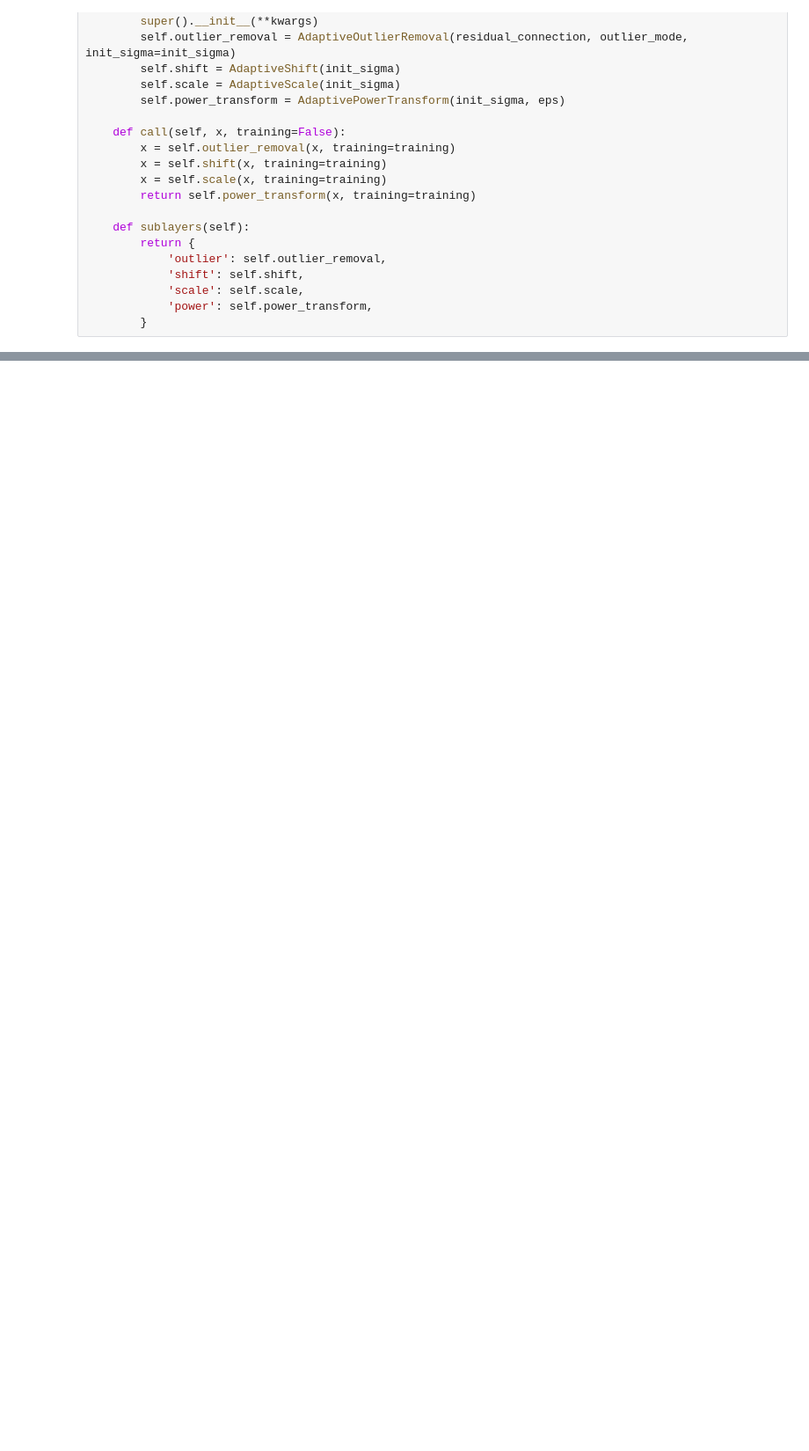
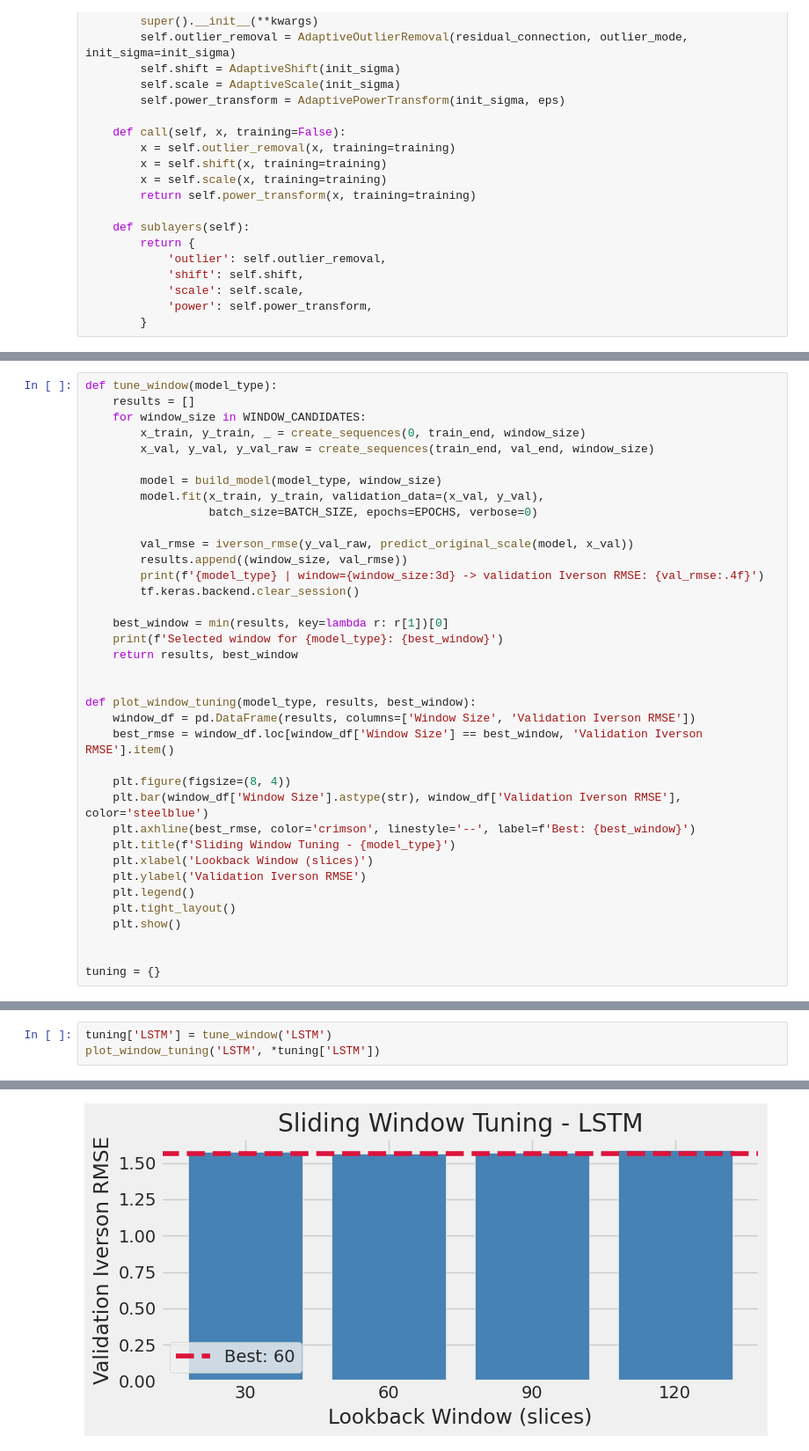
Before and after one commit to sfh525/ksak-timeseries-csa, a Jupyter notebook: lstm-edain.ipynb, the cells around one changed output, grey strips where cells are left out. Shown at 88% size. Saved outputs shown, nothing was run; the diff lists cells and outputs as text; blank space fills up the shorter version.

```diff
--- a/lstm-edain.ipynb
+++ b/lstm-edain.ipynb
@@ -624,0 +365,37 @@ print('Iverson metrics summary table generated.')
+# %%
+def tune_window(model_type):
+    results = []
+    for window_size in WINDOW_CANDIDATES:
+        x_train, y_train, _ = create_sequences(0, train_end, window_size)
+        x_val, y_val, y_val_raw = create_sequences(train_end, val_end, window_size)
+
+        model = build_model(model_type, window_size)
+        model.fit(x_train, y_train, validation_data=(x_val, y_val),
+                  batch_size=BATCH_SIZE, epochs=EPOCHS, verbose=0)
+
+        val_rmse = iverson_rmse(y_val_raw, predict_original_scale(model, x_val))
+        results.append((window_size, val_rmse))
+        print(f'{model_type} | window={window_size:3d} -> validation Iverson RMSE: {val_rmse:.4f}')
+        tf.keras.backend.clear_session()
+
+    best_window = min(results, key=lambda r: r[1])[0]
+    print(f'Selected window for {model_type}: {best_window}')
+    return results, best_window
+
+
+def plot_window_tuning(model_type, results, best_window):
+    window_df = pd.DataFrame(results, columns=['Window Size', 'Validation Iverson RMSE'])
+    best_rmse = window_df.loc[window_df['Window Size'] == best_window, 'Validation Iverson RMSE'].item()
+
+    plt.figure(figsize=(8, 4))
+    plt.bar(window_df['Window Size'].astype(str), window_df['Validation Iverson RMSE'], color='steelblue')
+    plt.axhline(best_rmse, color='crimson', linestyle='--', label=f'Best: {best_window}')
+    plt.title(f'Sliding Window Tuning - {model_type}')
+    plt.xlabel('Lookback Window (slices)')
+    plt.ylabel('Validation Iverson RMSE')
+    plt.legend()
+    plt.tight_layout()
+    plt.show()
+
+
+tuning = {}
@@ -624,0 +404,4 @@ print('Iverson metrics summary table generated.')
+# %%
+tuning['LSTM'] = tune_window('LSTM')
+plot_window_tuning('LSTM', *tuning['LSTM'])
+# %% [output]
@@ -624,0 +416 @@ print('Iverson metrics summary table generated.')
+[figure, added]
```
Also changed, not shown: parts of 66 cells of this notebook.
